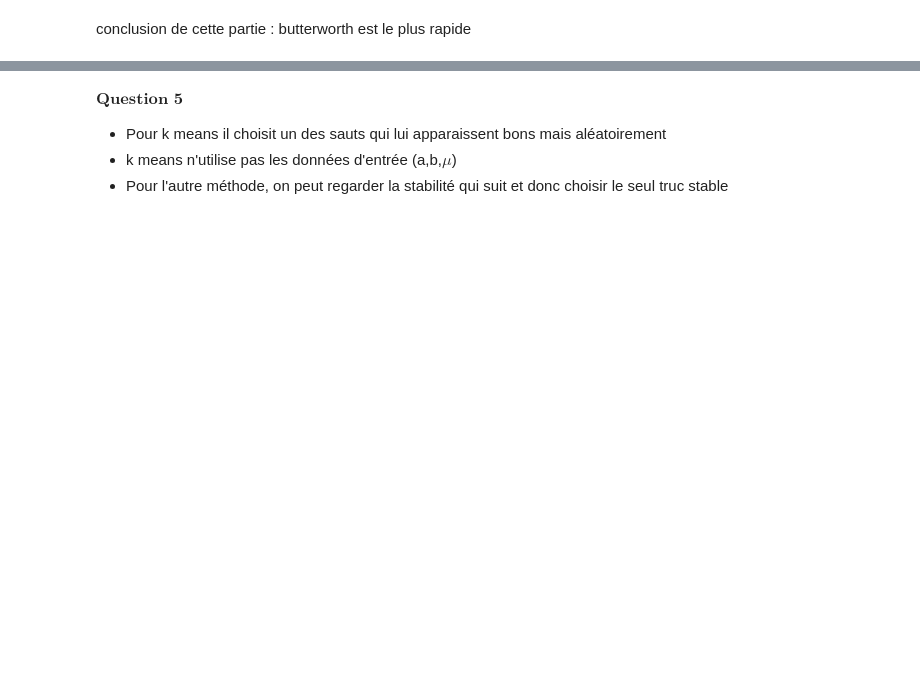
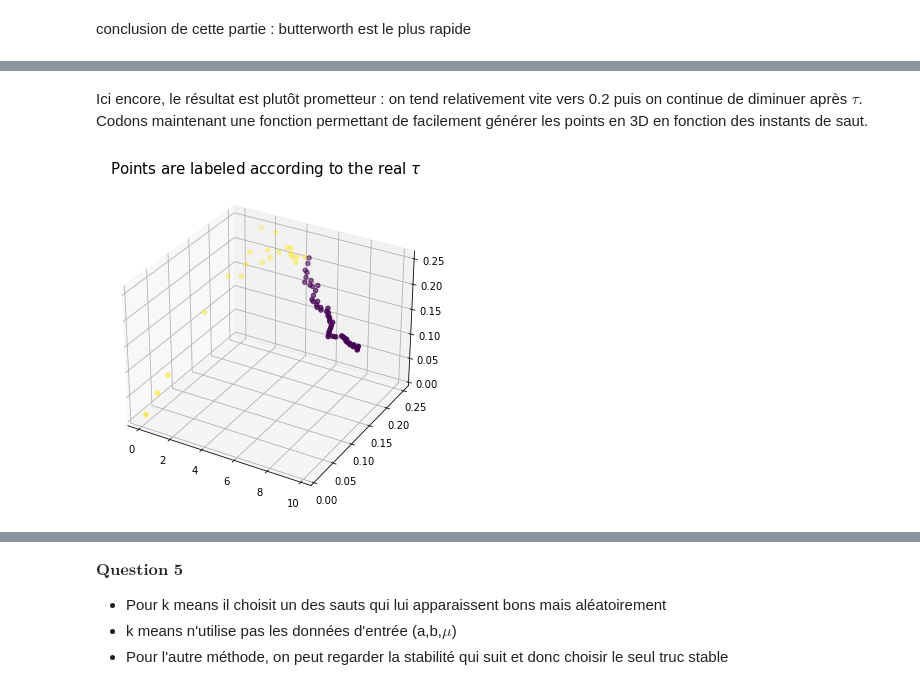
Before and after one commit to Qzaac/MACS207b, a Jupyter notebook: filtrage_macs207b.ipynb, the cells around one changed output, grey strips where cells are left out. Cells and saved outputs as stored; diff of their text form; code cells hidden in the pictures; blank space fills up the shorter version.

```diff
--- a/filtrage_macs207b.ipynb
+++ b/filtrage_macs207b.ipynb
@@ -410,0 +462,6 @@ plotN(tau, Tas, Tbs, end, kmeans_estimate = (T[p.sum()-1], T[p.sum()]))
+# %%
+rate_approx = []
+for i in range(1, len(T)) :
+    rate_approx.append(i/T[i])
+rate_approx = np.array(rate_approx)
+rate_approx
@@ -410,0 +485,8 @@ plotN(tau, Tas, Tbs, end, kmeans_estimate = (T[p.sum()-1], T[p.sum()]))
+# %%
+interarrival_approx = []
+parsum = 0
+for i in range(1, len(T)) :
+    parsum += T[i] - T[i - 1]
+    interarrival_approx.append(parsum/i)
+interarrival_approx = np.array(interarrival_approx)
+interarrival_approx
@@ -410,0 +508,33 @@ plotN(tau, Tas, Tbs, end, kmeans_estimate = (T[p.sum()-1], T[p.sum()]))
+# %% [markdown]
+Ici encore, le résultat est plutôt prometteur : on tend relativement vite vers 0.2 puis on continue de diminuer après $\tau$. Codons maintenant une fonction permettant de facilement générer les points en 3D en fonction des instants de saut.
+# %%
+def points_3D(T) :
+    rate_approx = []
+    interarrival_approx = []
+    parsum = 0
+    for i in range(1, len(T)) :
+        parsum += T[i] - T[i - 1]
+        interarrival_approx.append(parsum/i)
+        rate_approx.append(i/T[i])
+    T = np.array(T[1:])
+    interarrival_approx = np.array(interarrival_approx)
+    rate_approx = np.array(interarrival_approx)
+    return np.column_stack((T, interarrival_approx, rate_approx))
+# %%
+fig = plt.figure(figsize=(6,6))
+ax = fig.add_subplot(projection='3d')
+
+# Computing the real labels of the points
+labels = []
+for i in range(1, len(T)) :
+    if T[i] < tau :
+        labels.append(1)
+    else :
+        labels.append(0)
+
+points = points_3D(T)
+ax.scatter(points.T[0], points.T[1], points.T[2], c=labels)
+plt.title(rf"Points are labeled according to the real $\tau$", fontsize = 15)
+plt.show()
+# %% [output]
+[figure, added]
```
Also changed, not shown: parts of 40 cells of this notebook.
